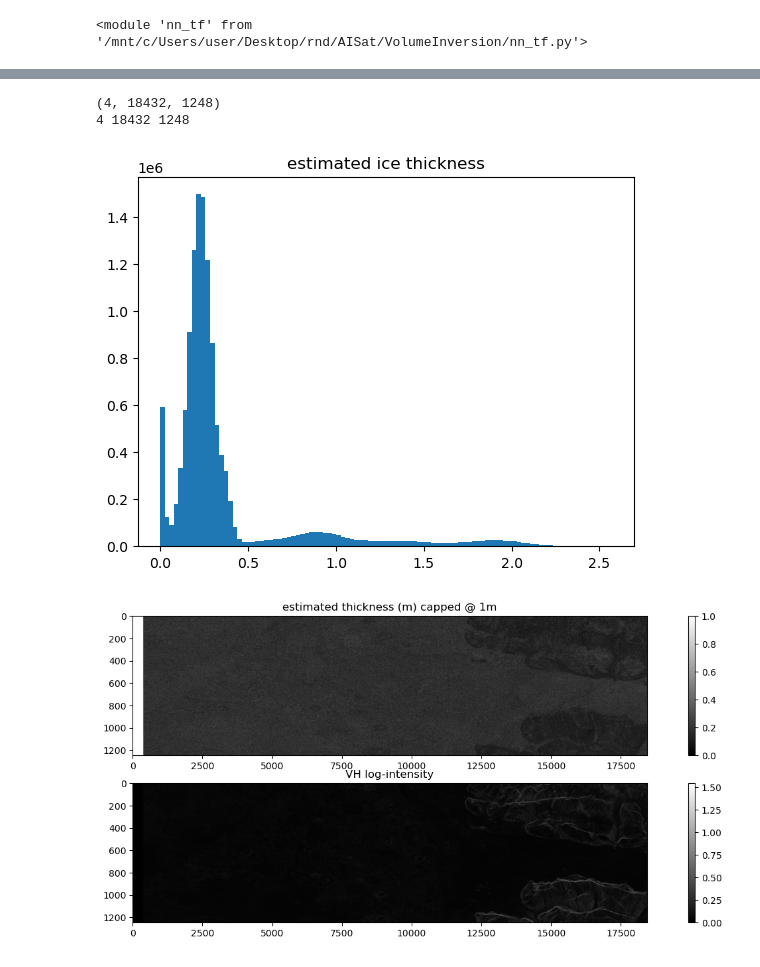
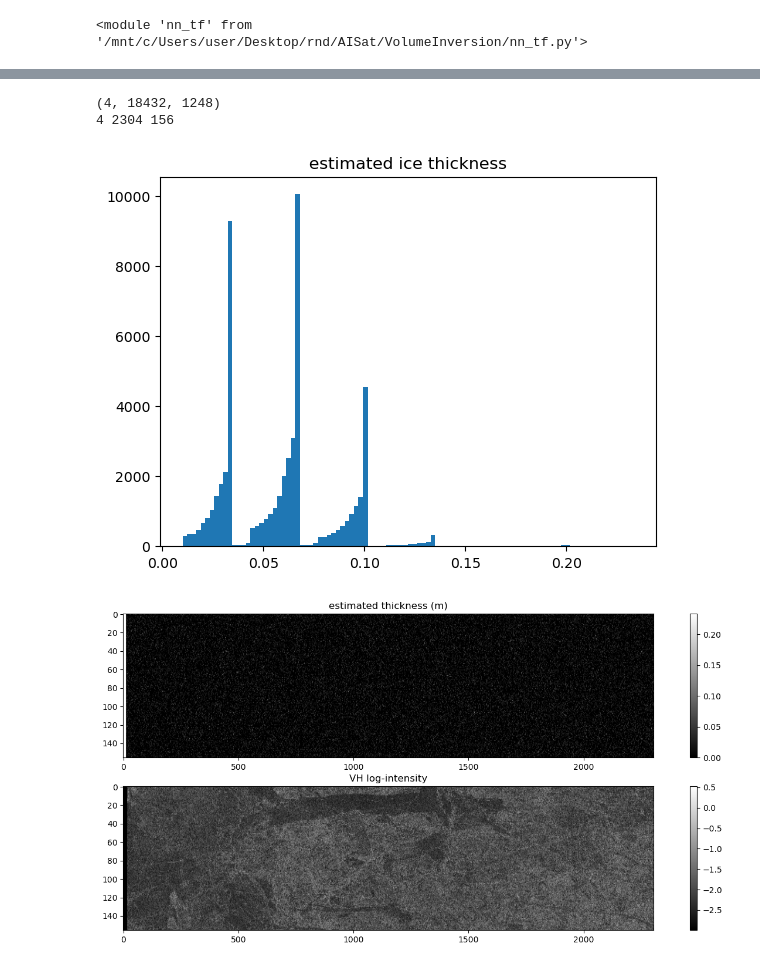
Before and after one commit to jw25-satgeo/VolumeInversion, a Jupyter notebook: Inference_CoreExplorer.ipynb, the cells around one changed output, grey strips where cells are left out. Saved outputs shown, nothing was run; the diff lists cells and outputs as text; code cells hidden in the pictures.

```diff
--- a/Inference_CoreExplorer.ipynb
+++ b/Inference_CoreExplorer.ipynb
@@ -199,7 +206,7 @@ plt.title(f'viewed batch result:test correlations ({correl.mean().astype(str)[:5
 import PyPreprocess_Single
 import script_CoreExplorer
 import util_collector
-import brack2bing
+import brack2bing; importlib.reload(brack2bing)
 import os, math
 
 retrieve = False
@@ -207,13 +214,14 @@ try: print(slc_ds.slc.shape)
 except NameError:
     retrieve = True
 if retrieve:
-    slc_dir = '/mnt/d/ALOS1_Ellesmere_260730Look/'
-    slc_fn = [el for el in os.listdir(slc_dir) if el[-4:] == '.zip'][0]
-    cache_dir = slc_dir + slc_fn.split('-')[0] + '_cache'
+    slc_dir = '/mnt/d/ALOS1-Landfast/BeaufortSouth/'
+    slc_fn = [el for el in os.listdir(slc_dir) if el[-4:] == '.zip'][15]
+    cache_dir = slc_dir + slc_fn[:-4] + '_cache'
     slc_ds = PyPreprocess_Single.Dataset_SNAPbase(src_fn=slc_dir + slc_fn, cache_dir=cache_dir, read_nc=True, alos1_deskew=True)
     #slc_ds = PyPreprocess_Single.Dataset_SNAPbase.load_cache(cache_dir=cache_dir)
 #slc, ia = slc_ds.slc[:,500:1500], slc_ds.ia[500:1500]
-slc, ia = slc_ds.slc, slc_ds.ia
+#slc, ia = slc_ds.slc, slc_ds.ia
+slc, ia = slc_ds.slc[:,::8,::8], slc_ds.ia[::8,::8]
 
 #filter_op = lambda x : F.avg_pool2d(torch.as_tensor(x[None,...]), 9, stride=1, padding=4, count_include_pad=False)[0]
 #slc, ia = filter_op(slc.real) + 1j*filter_op(slc.imag), filter_op(ia[None,...])[0]
@@ -224,41 +232,39 @@ print(B, H, W)
 icesim = brack2bing.LatticeSolver.load()
 metric = torch.empty((H,W))
 
-stride = (50, 50)
-patches = ((i, j) for i in range(0, H, stride[0]) for j in range(0, W, stride[1]))
-for i, j in tqdm.tqdm(patches, total=((H+stride[0]-1)//stride[0] * (W+stride[1]-1)//stride[1])):
-    slc_ = torch.as_tensor(slc[:, i:i+stride[0], j:j+stride[1]]).moveaxis(0,-1).cuda()
-    ia_  = torch.as_tensor(ia[i:i+stride[0], j:j+stride[1]]).cuda()
-    h, w = slc_.shape[0], slc_.shape[1]
-    corevec, cond_mask = script_CoreExplorer.slc2core(slc_, ia_, sum(vl[:-2]), whitener, sim_inc=floqs)
-    corevec = model(corevec, cond_mask)
-    TS = dwhitenr(corevec)[:,0,:sum(vl[:2])]
-    S, T = TS[:,:vl[0]], TS[:,vl[1]:]
-    #plt.plot(S.T.detach().cpu()); plt.show()
-    core = icesim.get_icefrac(T, S).reshape(h,w,-1)
-    #ccore = core
-    ccore = core * ((core == 0).cumsum(dim=-1) == 0) # zero all entries after first melt-only layer in depth dim
-    #ccore = core * ((core == 0).cumsum(dim=-1) < 2)
-    metric[i:i+h, j:j+w] = ccore.sum(-1).detach().cpu()
+with torch.no_grad():
+    stride = (50, 50)
+    patches = ((i, j) for i in range(0, H, stride[0]) for j in range(0, W, stride[1]))
+    for i, j in tqdm.tqdm(patches, total=((H+stride[0]-1)//stride[0] * (W+stride[1]-1)//stride[1])):
+        slc_ = torch.as_tensor(slc[:, i:i+stride[0], j:j+stride[1]]).moveaxis(0,-1).cuda()
+        ia_  = torch.as_tensor(ia[i:i+stride[0], j:j+stride[1]]).cuda()
+        h, w = slc_.shape[0], slc_.shape[1]
+        corevec, cond_mask = script_CoreExplorer.slc2core(slc_, ia_, sum(vl[:-2]), whitener, sim_inc=floqs)
+        corevec = mmodel(corevec, cond_mask)
+        TS = dwhitenr(corevec)[:,0,:sum(vl[:2])]
+        S, T = TS[:,:vl[0]], TS[:,vl[1]:]
+        core = icesim.get_icefrac(T, S).reshape(h,w,-1)
+        ccore = core * ((core < 0.3).cumsum(dim=-1) == 0) # zero all entries after first melt-dominated layer in depth dim
+        metric[i:i+h, j:j+w] = ccore.sum(-1).detach().cpu()
 # %% [output]
 (4, 18432, 1248)
-4 18432 1248
+4 2304 156
 # %%
-plt.hist(metric[(metric > 0) & (metric < 80)]/30, bins=100); plt.title('estimated ice thickness'); plt.show()
+plt.hist(metric[(metric > 0) & (metric < 85)]/30, bins=100); plt.title('estimated ice thickness'); plt.show()
 #plt.hist(metric.flatten(), bins=100); plt.show()
 #plt.hist(metric.flatten()/30, bins=100); plt.show()
 #metric.shape
 #plt.plot(metric[100:,50:55]); plt.show()
 #plt.plot(np.log1p(np.log1p(np.abs(slc[3,100:,50:55])))); plt.show()
 #slc.shape
 # %% [output]
-[figure, old version]
+[figure, new version]
 # %%
 #gaussian = torch.exp(-torch.stack(tuple(torch.meshgrid(torch.linspace(-3,3,7), torch.linspace(-3,3,7), indexing='ij')),dim=-1).pow(2).sum(-1))
 #gaussian /= gaussian.sum();  #tmp = F.avg_pool2d(tmp[None,None,], 5)[0,0]
 #tmp = F.conv2d(metric[None,None,]/100, gaussian[None,None,], padding=3)[0,0]
 look_metr = metric.clone()#.numpy()
-look_metr[look_metr > 80] = np.nan
+#look_metr[look_metr > 80] = np.nan
 #look_metr[look_metr > 0.5*30] = 0.5*30
 
 #look_metr = torch.log1p(-F.max_pool2d(-look_metr[None,None,...], 3, 1, 1)[0,0]).numpy()
@@ -266,13 +272,14 @@ look_metr[look_metr > 80] = np.nan
 #look_metr = look_metr * F.avg_pool2d(look_metr[None,None,...], 5, 1, 2)[0,0]
 
 look_metr = look_metr / 30
-look_metr[look_metr > 1] = 1
-plt.figure(figsize=(16, 6))
+look_metr[look_metr > 2.5] = np.nan
+look_metr[look_metr < 0] = 0
+plt.figure(figsize=(16, 7))
 _aspect = 4
 
-plt.subplot(2,1,1); plt.imshow(look_metr[:,:].T, cmap='gray', aspect=_aspect); plt.title('estimated thickness (m) capped @ 1m'); plt.colorbar()
-plt.subplot(2,1,2); plt.imshow(np.log1p(np.abs(slc[2, :, :].T)), cmap='gray', aspect=_aspect); plt.title('VH log-intensity'); plt.colorbar()
+plt.subplot(2,1,1); plt.imshow(look_metr[:,:].T, cmap='gray', aspect=_aspect); plt.title('estimated thickness (m)'); plt.colorbar()
+plt.subplot(2,1,2); plt.imshow(np.log(0.05+np.abs(slc[3, :, :].T)), cmap='gray', aspect=_aspect); plt.title('VH log-intensity'); plt.colorbar()
 plt.show()
 # %% [output]
-[figure, old version]
+[figure, new version]
 # %%
```
Also changed, not shown: parts of 14 cells of this notebook, 23 other files.
